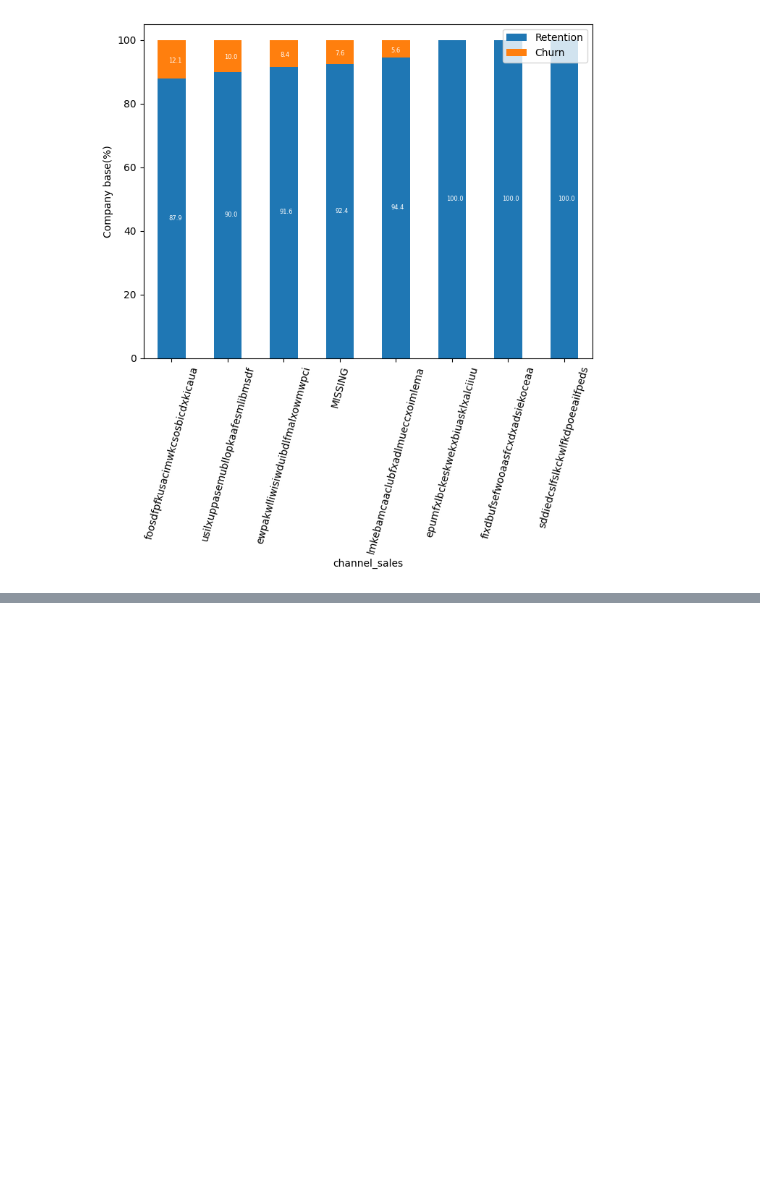
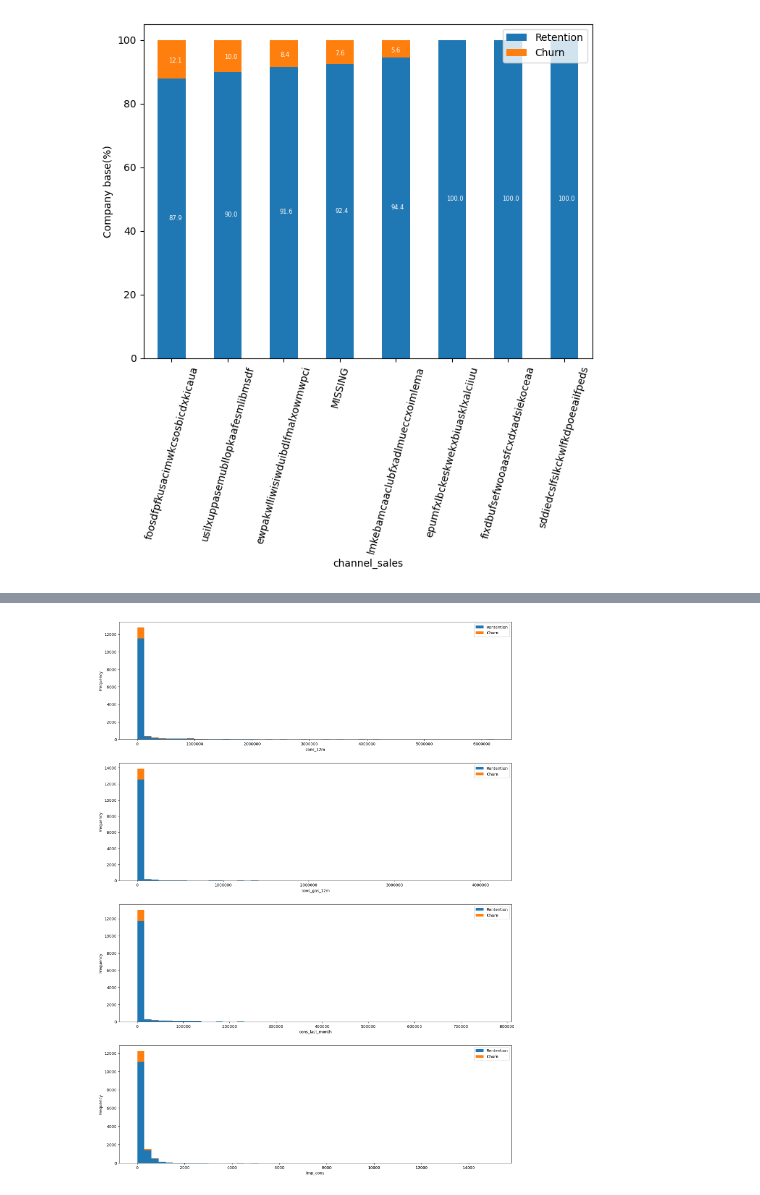
Before and after one commit to konyeinmg/BCG_virtual_intern, a Jupyter notebook: analysis.ipynb, the cells around one changed output, grey strips where cells are left out. Drawn from its saved outputs; the diff is of its cells as text; code cells hidden in the pictures; blank space fills up the shorter version.

```diff
--- a/analysis.ipynb
+++ b/analysis.ipynb
@@ -256,0 +277,17 @@ Text(0, 0.5, 'Company base(%)')
+# %%
+def plot_distribution(dataframe, column, ax, bins=50):
+    temp = pd.DataFrame({'Rentention' : client_data[client_data['churn'] == 0][column], 'Churn' : client_data[client_data['churn'] == 1][column]})
+    temp.plot(kind = 'hist', bins = bins, ax = ax, stacked = True)
+    ax.set_xlabel(column)
+    ax.ticklabel_format(style='plain', axis='x')
+# %%
+consumption = client_data[["cons_12m", "cons_gas_12m", "cons_last_month", "imp_cons", "has_gas", "churn"]]
+# %%
+fig, axs = plt.subplots(nrows=4, figsize=(18, 25))
+
+plot_distribution(consumption, 'cons_12m', axs[0])
+plot_distribution(consumption[consumption['has_gas'] == 't'], 'cons_gas_12m', axs[1])
+plot_distribution(consumption, 'cons_last_month', axs[2])
+plot_distribution(consumption, 'imp_cons', axs[3])
+# %% [output]
+[figure, added]
```
Also changed, not shown: parts of 2 cells of this notebook.
